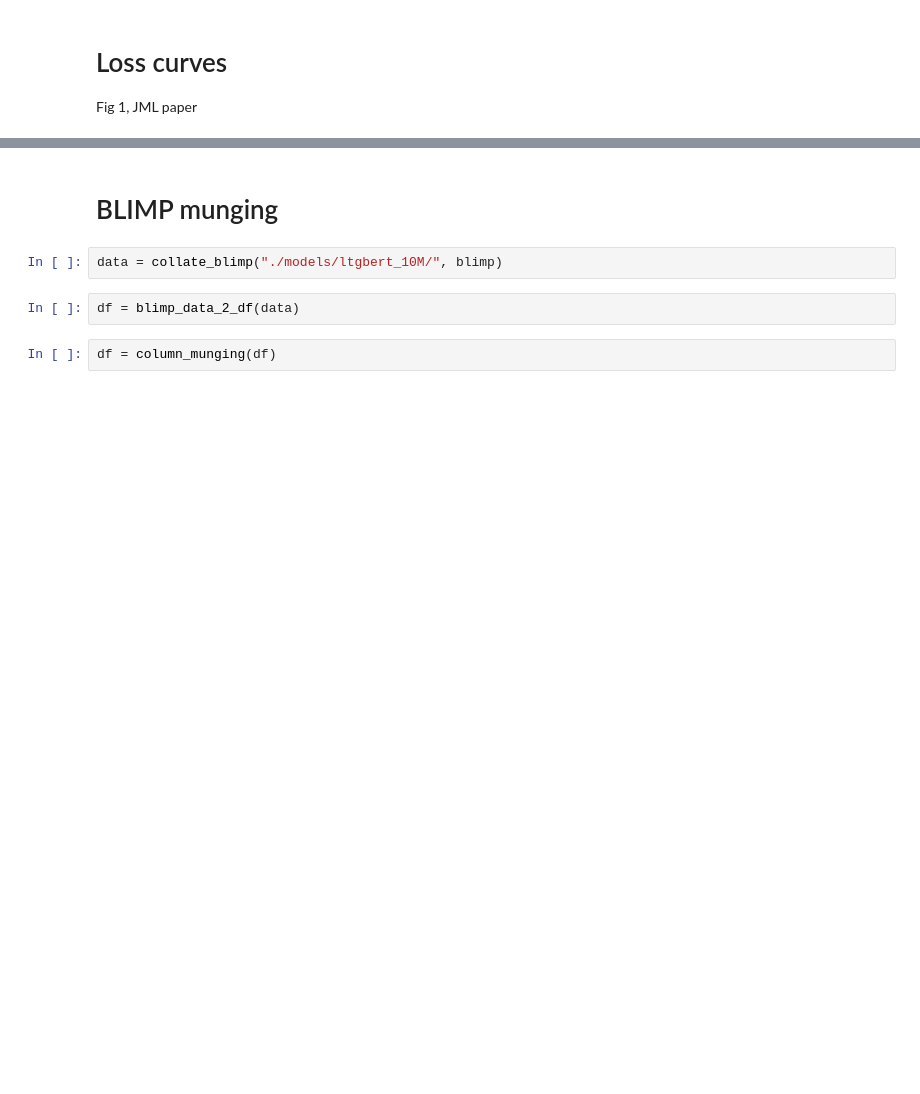
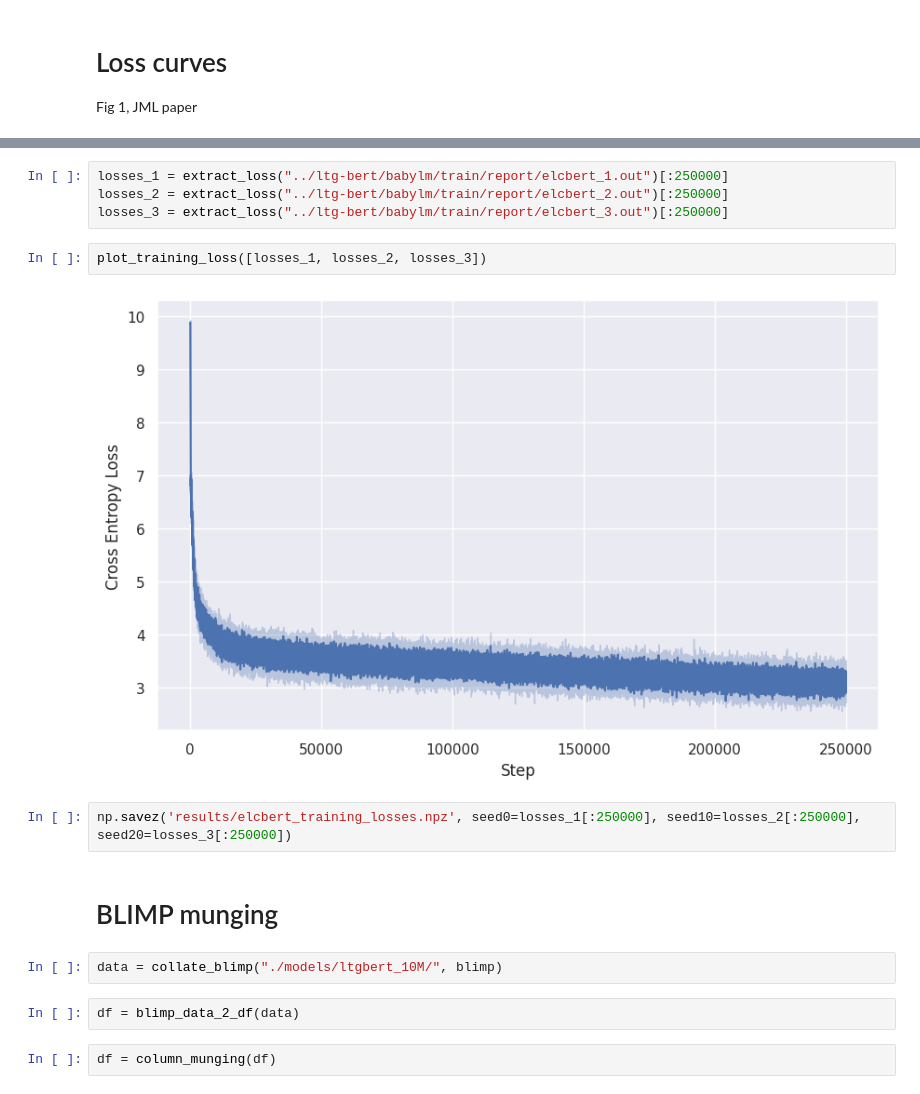
Before and after one commit to michahu/evaluation-pipeline, a Jupyter notebook: collate.ipynb, the cells around one changed output, grey strips where cells are left out. Saved outputs shown, nothing was run; the diff lists cells and outputs as text; blank space fills up the shorter version.

```diff
--- a/collate.ipynb
+++ b/collate.ipynb
@@ -376,3 +432,13 @@ plt.plot(smoothed_losses)
+# %%
+losses_1 = extract_loss("../ltg-bert/babylm/train/report/elcbert_1.out")[:250000]
+losses_2 = extract_loss("../ltg-bert/babylm/train/report/elcbert_2.out")[:250000]
+losses_3 = extract_loss("../ltg-bert/babylm/train/report/elcbert_3.out")[:250000]
+# %%
+plot_training_loss([losses_1, losses_2, losses_3])
+# %% [output]
+[figure, added]
+# %%
+np.savez('results/elcbert_training_losses.npz', seed0=losses_1[:250000], seed10=losses_2[:250000], seed20=losses_3[:250000])
 # %% [markdown]
 # BLIMP munging
 # %%
```
Also changed, not shown: parts of 16 cells of this notebook, 6 other files.
